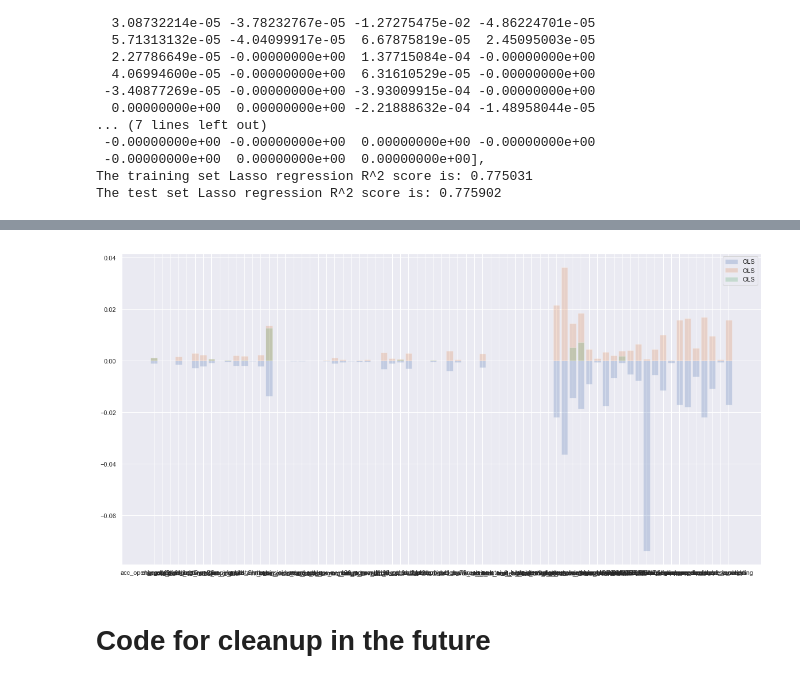
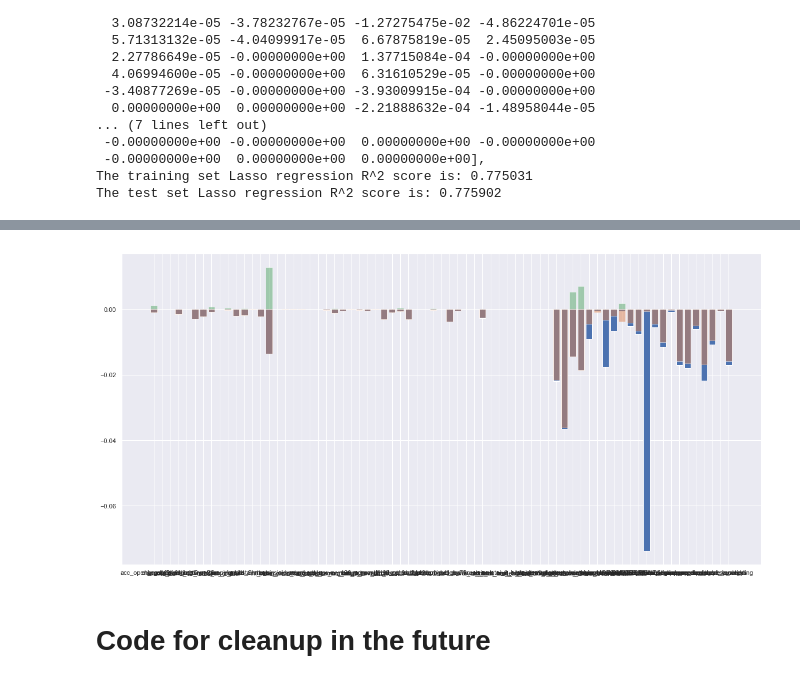
Before and after one commit to Polkaguy/Final-Project, a Jupyter notebook: Final_Project_Pavan.ipynb, the cells around one changed output, grey strips where cells are left out. Cells and saved outputs as stored; diff of their text form; code cells hidden in the pictures.

```diff
--- a/Final_Project_Pavan.ipynb
+++ b/Final_Project_Pavan.ipynb
@@ -562,17 +576,14 @@ print(coef_df)
 # %%
 # your code here
 plt.figure(figsize=(20,10))
-plt.bar(coef_df["feature"],-abs(coef_df["OLS"]),label='OLS',alpha=0.25)
-plt.bar(coef_df["feature"],abs(coef_df["RR"]),label='OLS',alpha=0.25)
-plt.bar(coef_df["feature"],abs(coef_df["LR"]),label='OLS',alpha=0.25)
-#plt.bar(range(len(BikeRRModel.coef_[0])), (np.abs(BikeRRModel.coef_[0])), label='Ridge',alpha=0.25)
-#plt.bar(range(len(BikeLRModel.coef_)),(np.abs(BikeLRModel.coef_)), label='LASSO',alpha=0.25)
-#plt.bar(range(len(BikeOLSModel.coef_[0])), np.abs(BikeOLSModel.coef_[0]), color='grey', label='OLS')
-plt.legend()
+plt.bar(coef_df["feature"],-abs(coef_df["OLS"]),label='OLS',alpha=1.0)
+plt.bar(coef_df["feature"],-abs(coef_df["RR"]),label='RR',alpha=0.5)
+plt.bar(coef_df["feature"],abs(coef_df["LR"]),label='LR',alpha=0.5)
+plt.yscale("linear")
 
 plt.show()
 # %% [output]
-[figure, old version]
+[figure, new version]
 # %% [markdown]
 # Code for cleanup in the future
 # %%
```
Also changed, not shown: parts of 4 cells of this notebook.
